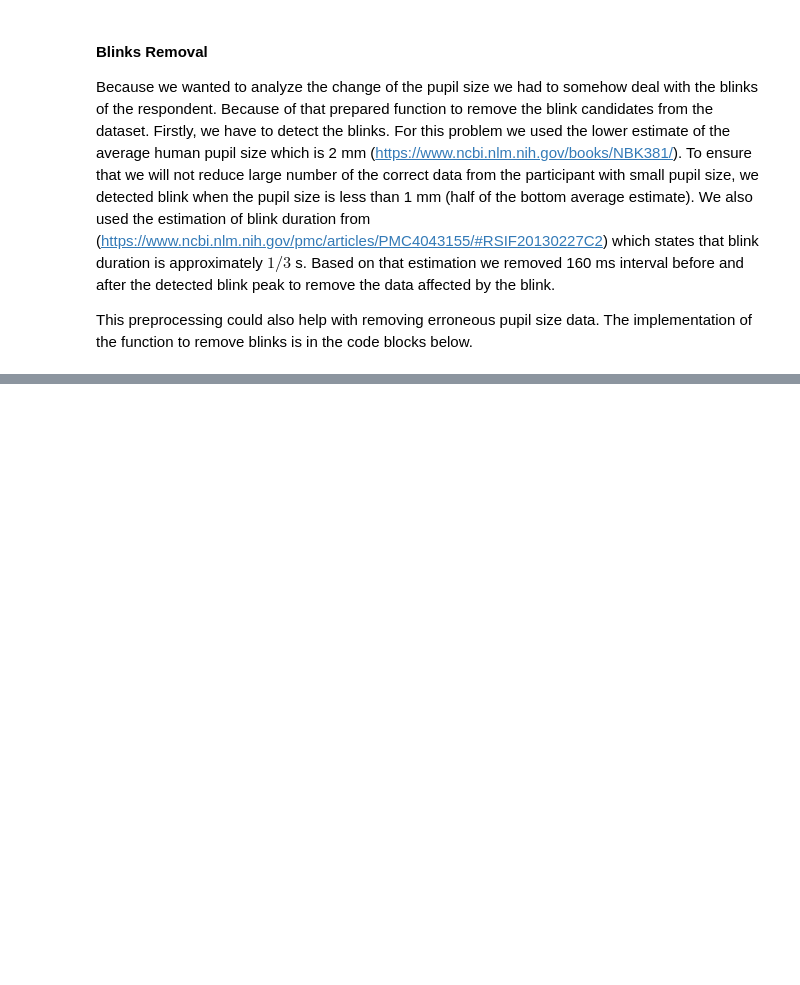
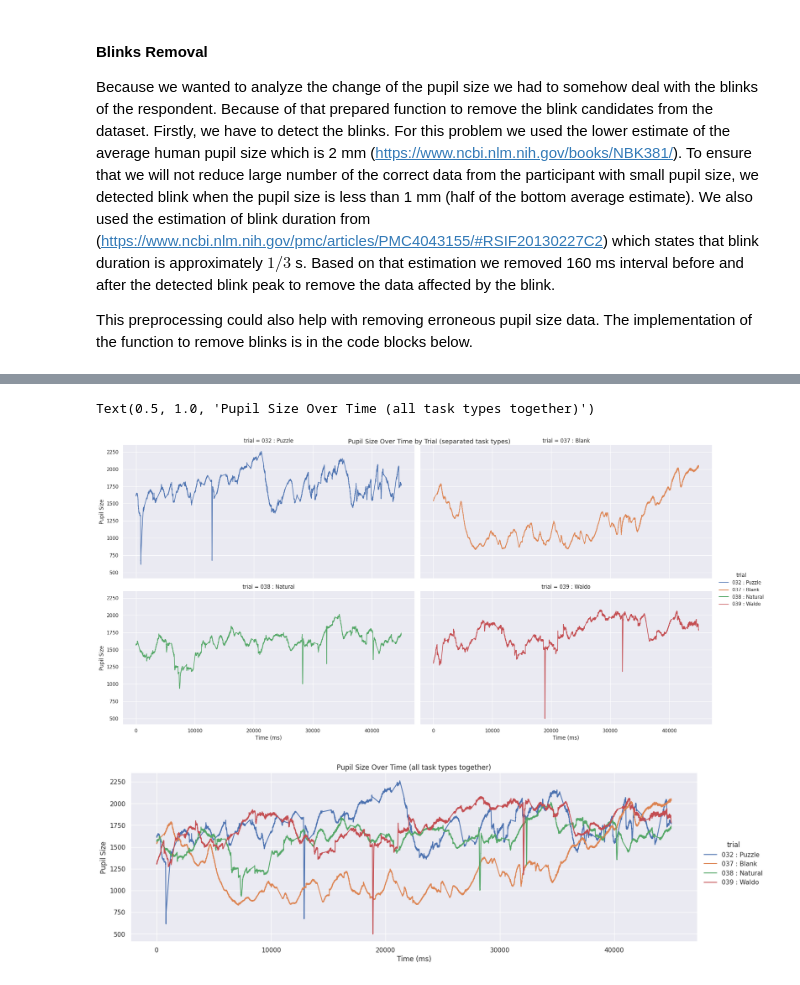
Before and after one commit to dbeinhauer/etra_challenge, a Jupyter notebook: etra_challenge_report.ipynb, the cells around one changed output, grey strips where cells are left out. Saved outputs shown, nothing was run; the diff lists cells and outputs as text; code cells hidden in the pictures; blank space fills up the shorter version.

```diff
--- a/etra_challenge_report.ipynb
+++ b/etra_challenge_report.ipynb
@@ -595,0 +535,33 @@ Results show that there is no difference between Fixation duration in Where is W
+# %%
+trial_types = {
+    "032": "Puzzle",
+    "037": "Blank",
+    "038": "Natural",
+    "039": "Waldo"
+}
+
+# Filter data for the specified trials and remove blinks.
+before = hyp2_var[hyp2_var.trial.isin(trial_types.keys())]
+after = before.groupby("trial").apply(remove_blinks).reset_index(drop=True)
+
+# Create labels for the plots.
+after["task_type"] = after["trial"].map(trial_types).astype(str)
+
+# Rename the trials to "{trial_number} : {task_type}" (for plotting).
+after["trial"] = after["trial"] + " : " + after["task_type"]
+
+# Plot the data:
+
+# Each task type in separate plot.
+g = sns.relplot(data=after, x="time", y="lp", kind="line", col="trial", hue="trial", col_wrap=2, aspect=2)
+g.set_axis_labels("Time (ms)", "Pupil Size")
+g.fig.suptitle("Pupil Size Over Time by Trial (separated task types)")
+
+# All task types in one plot.
+g = sns.relplot(data=after, x="time", y="lp", kind="line", hue="trial", aspect=3)
+g.set_axis_labels("Time (ms)", "Pupil Size")
+plt.title("Pupil Size Over Time (all task types together)")
+# %% [output]
+Text(0.5, 1.0, 'Pupil Size Over Time (all task types together)')
+[figure, added]
+[figure, added]
```
Also changed, not shown: parts of 31 cells of this notebook.
